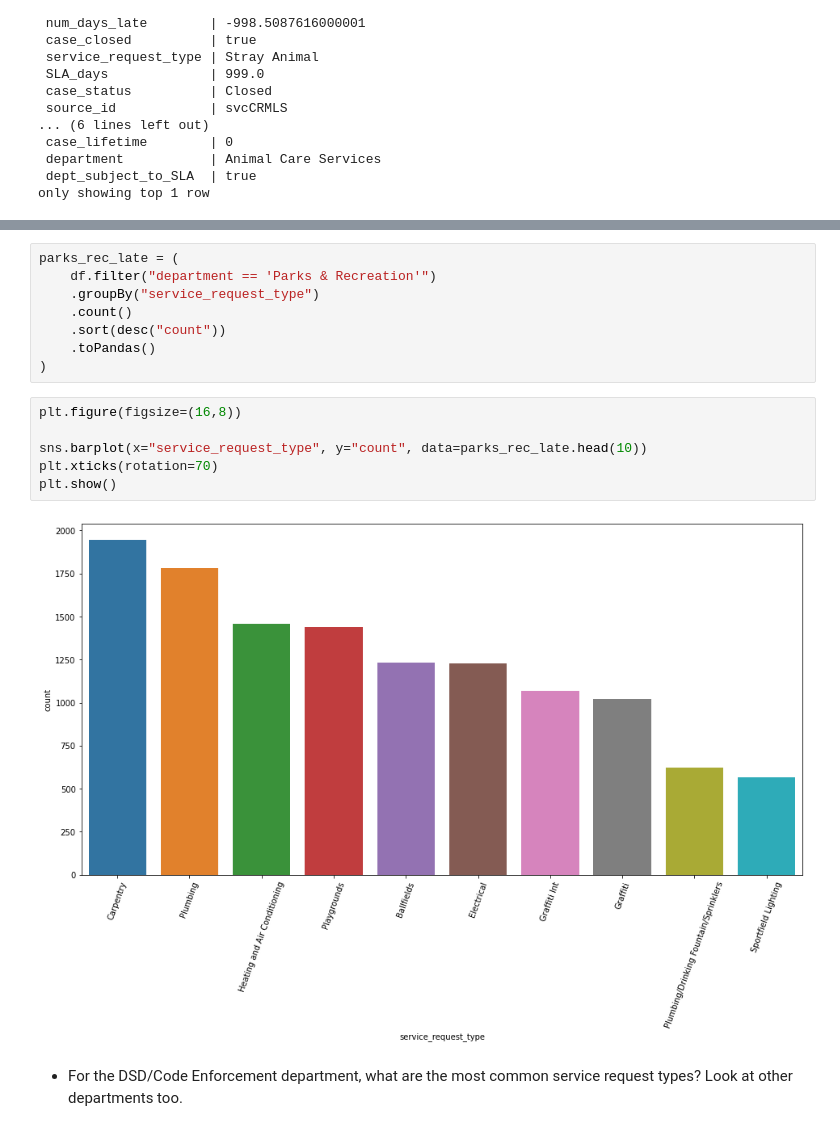
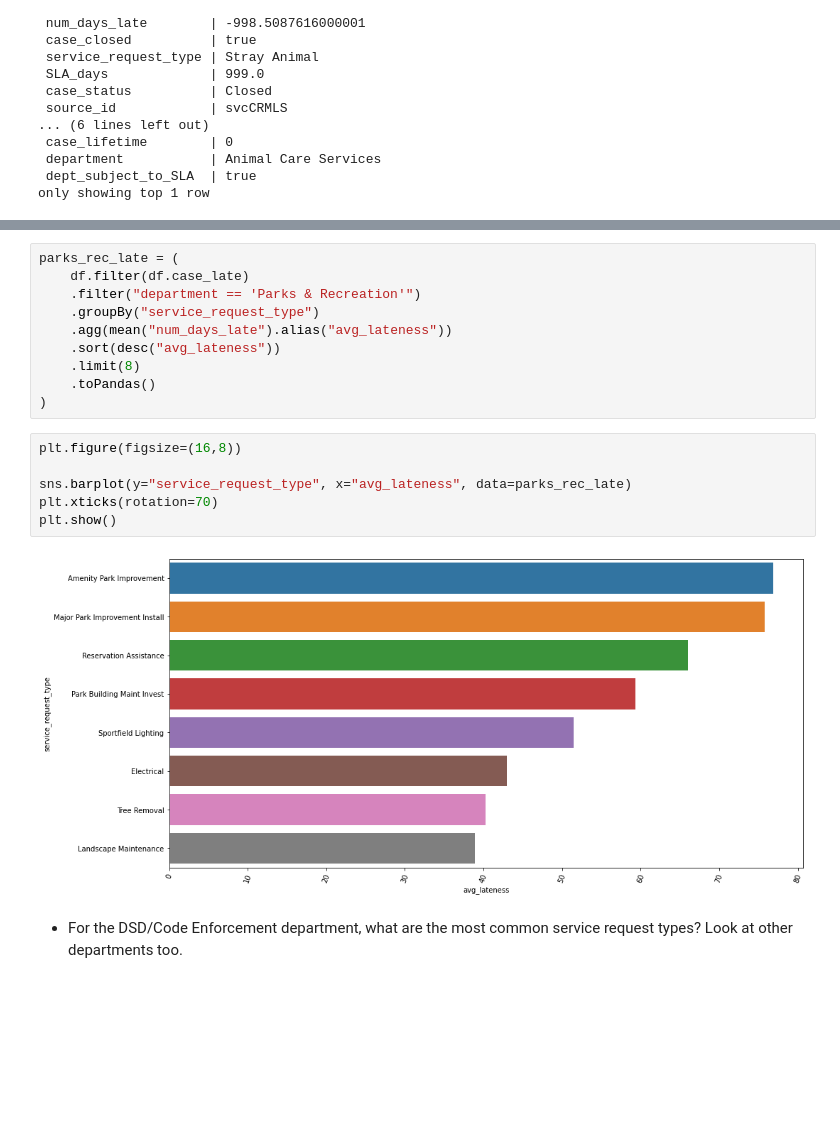
Before and after one commit to jivemachine/distributed-ml, a Jupyter notebook: exploring_exercises.ipynb, the cells around one changed output, grey strips where cells are left out. Drawn from its saved outputs; the diff is of its cells as text; blank space fills up the shorter version.

```diff
--- a/exploring_exercises.ipynb
+++ b/exploring_exercises.ipynb
@@ -209,19 +217,21 @@ plt.show()
 # %%
 parks_rec_late = (
-    df.filter("department == 'Parks & Recreation'")
+    df.filter(df.case_late)
+    .filter("department == 'Parks & Recreation'")
     .groupBy("service_request_type")
-    .count()
-    .sort(desc("count"))
+    .agg(mean("num_days_late").alias("avg_lateness"))
+    .sort(desc("avg_lateness"))
+    .limit(8)
     .toPandas()
 )
 # %%
 plt.figure(figsize=(16,8))
 
-sns.barplot(x="service_request_type", y="count", data=parks_rec_late.head(10))
+sns.barplot(y="service_request_type", x="avg_lateness", data=parks_rec_late)
 plt.xticks(rotation=70)
 plt.show()
 # %% [output]
-[figure, old version]
+[figure, new version]
 # %% [markdown]
 - For the DSD/Code Enforcement department, what are the most common service request types? Look at other departments too.
 # %%
```
Also changed, not shown: parts of 17 cells of this notebook.
